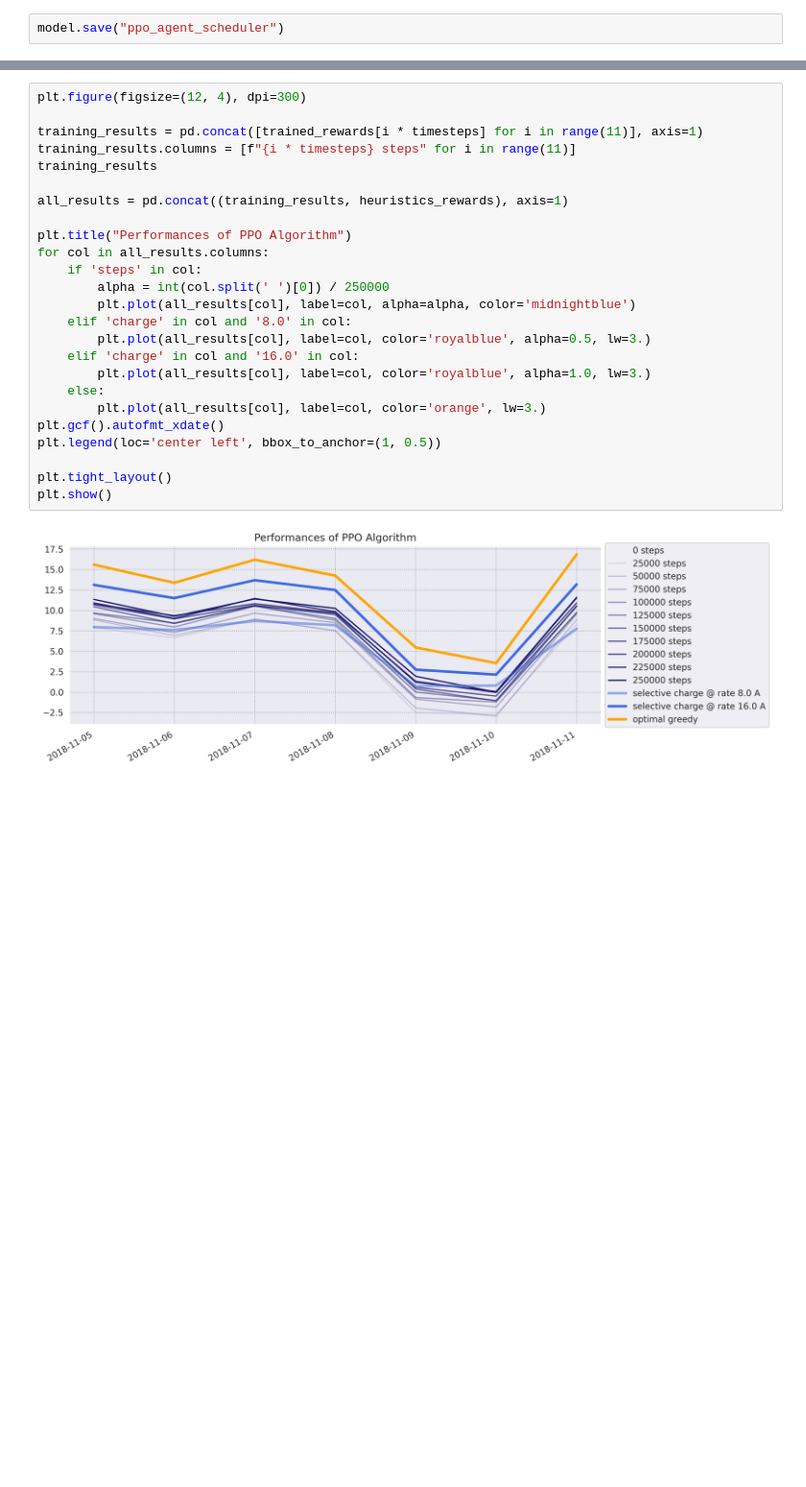
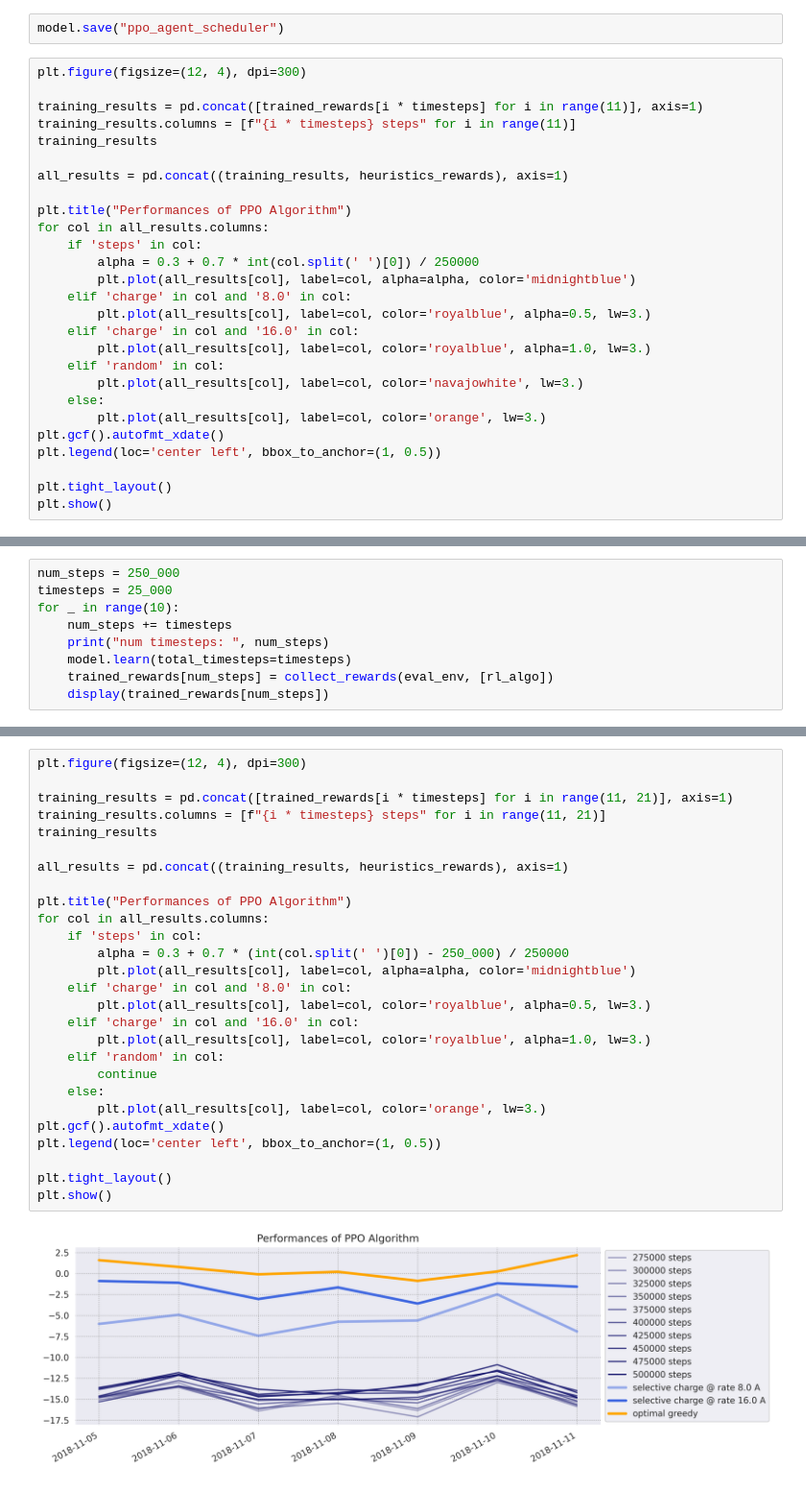
Before and after one commit to chrisyeh96/sustaingym, a Jupyter notebook: examples/baseline_algos.ipynb, the cells around one changed output, grey strips where cells are left out. Shown at 96% size. Drawn from its saved outputs; the diff is of its cells as text; blank space fills up the shorter version.

Commit message:
run ppo 500k timesteps

```diff
--- a/examples/baseline_algos.ipynb
+++ b/examples/baseline_algos.ipynb
@@ -186,3 +186,30 @@ Running PPO algorithm
 ... (10 outputs left out)
 # %%
 model.save("ppo_agent_scheduler")
+# %%
+plt.figure(figsize=(12, 4), dpi=300)
+
+training_results = pd.concat([trained_rewards[i * timesteps] for i in range(11)], axis=1)
+training_results.columns = [f"{i * timesteps} steps" for i in range(11)]
+training_results
+
+all_results = pd.concat((training_results, heuristics_rewards), axis=1)
+
+plt.title("Performances of PPO Algorithm")
+for col in all_results.columns:
+    if 'steps' in col:
+        alpha = 0.3 + 0.7 * int(col.split(' ')[0]) / 250000
+        plt.plot(all_results[col], label=col, alpha=alpha, color='midnightblue')
+    elif 'charge' in col and '8.0' in col:
+        plt.plot(all_results[col], label=col, color='royalblue', alpha=0.5, lw=3.)
+    elif 'charge' in col and '16.0' in col:
+        plt.plot(all_results[col], label=col, color='royalblue', alpha=1.0, lw=3.)
+    elif 'random' in col:
+        plt.plot(all_results[col], label=col, color='navajowhite', lw=3.)
+    else:
+        plt.plot(all_results[col], label=col, color='orange', lw=3.)
+plt.gcf().autofmt_xdate()
+plt.legend(loc='center left', bbox_to_anchor=(1, 0.5))
+
+plt.tight_layout()
+plt.show()
@@ -188,0 +222,9 @@ model.save("ppo_agent_scheduler")
+# %%
+num_steps = 250_000
+timesteps = 25_000
+for _ in range(10):
+    num_steps += timesteps
+    print("num timesteps: ", num_steps)
+    model.learn(total_timesteps=timesteps)
+    trained_rewards[num_steps] = collect_rewards(eval_env, [rl_algo])
+    display(trained_rewards[num_steps])
@@ -189,27 +299,29 @@ model.save("ppo_agent_scheduler")
 # %%
 plt.figure(figsize=(12, 4), dpi=300)
 
-training_results = pd.concat([trained_rewards[i * timesteps] for i in range(11)], axis=1)
-training_results.columns = [f"{i * timesteps} steps" for i in range(11)]
+training_results = pd.concat([trained_rewards[i * timesteps] for i in range(11, 21)], axis=1)
+training_results.columns = [f"{i * timesteps} steps" for i in range(11, 21)]
 training_results
 
 all_results = pd.concat((training_results, heuristics_rewards), axis=1)
 
 plt.title("Performances of PPO Algorithm")
 for col in all_results.columns:
     if 'steps' in col:
-        alpha = int(col.split(' ')[0]) / 250000
+        alpha = 0.3 + 0.7 * (int(col.split(' ')[0]) - 250_000) / 250000
         plt.plot(all_results[col], label=col, alpha=alpha, color='midnightblue')
     elif 'charge' in col and '8.0' in col:
         plt.plot(all_results[col], label=col, color='royalblue', alpha=0.5, lw=3.)
     elif 'charge' in col and '16.0' in col:
         plt.plot(all_results[col], label=col, color='royalblue', alpha=1.0, lw=3.)
+    elif 'random' in col:
+        continue
     else:
         plt.plot(all_results[col], label=col, color='orange', lw=3.)
 plt.gcf().autofmt_xdate()
 plt.legend(loc='center left', bbox_to_anchor=(1, 0.5))
 
 plt.tight_layout()
 plt.show()
 # %% [output]
-[figure, old version]
+[figure, new version]
```
Also changed, not shown: parts of 7 cells of this notebook, 2 other files.
